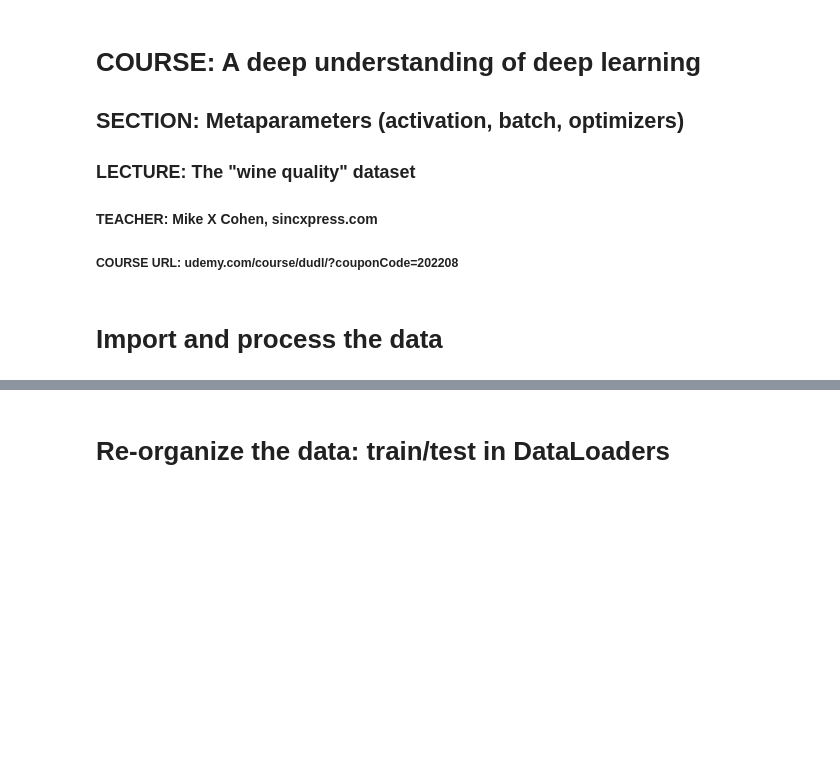
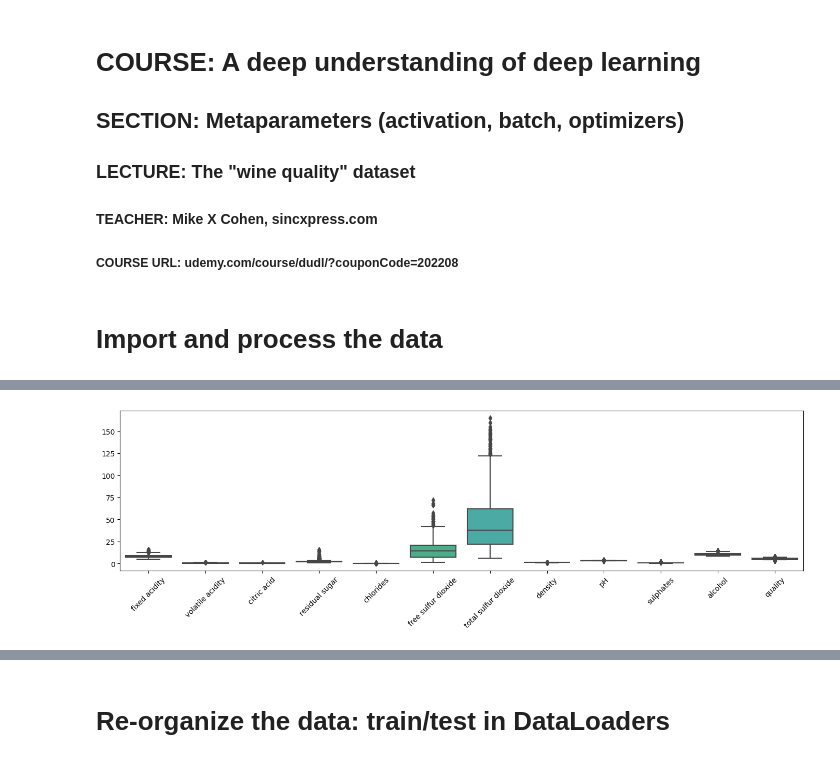
Before and after one commit to Dj-Polyester/MikeCohen-DeepLearning, a Jupyter notebook: metaparams/DUDL_metaparams_intro2winedata.ipynb, the cells around one changed output, grey strips where cells are left out. Drawn from its saved outputs; the diff is of its cells as text; code cells hidden in the pictures; blank space fills up the shorter version.

```diff
--- a/metaparams/DUDL_metaparams_intro2winedata.ipynb
+++ b/metaparams/DUDL_metaparams_intro2winedata.ipynb
@@ -55,3 +95,11 @@ plt.show()
+# %%
+# plot some data
+fig,ax = plt.subplots(1,figsize=(17,4))
+ax = sns.boxplot(data=data)
+ax.set_xticklabels(ax.get_xticklabels(),rotation=45)
+plt.show()
+# %% [output]
+[figure, added]
 # %%
 ### z-score all variables except for quality
 
```
Also changed, not shown: parts of 22 cells of this notebook, 21 other files.
